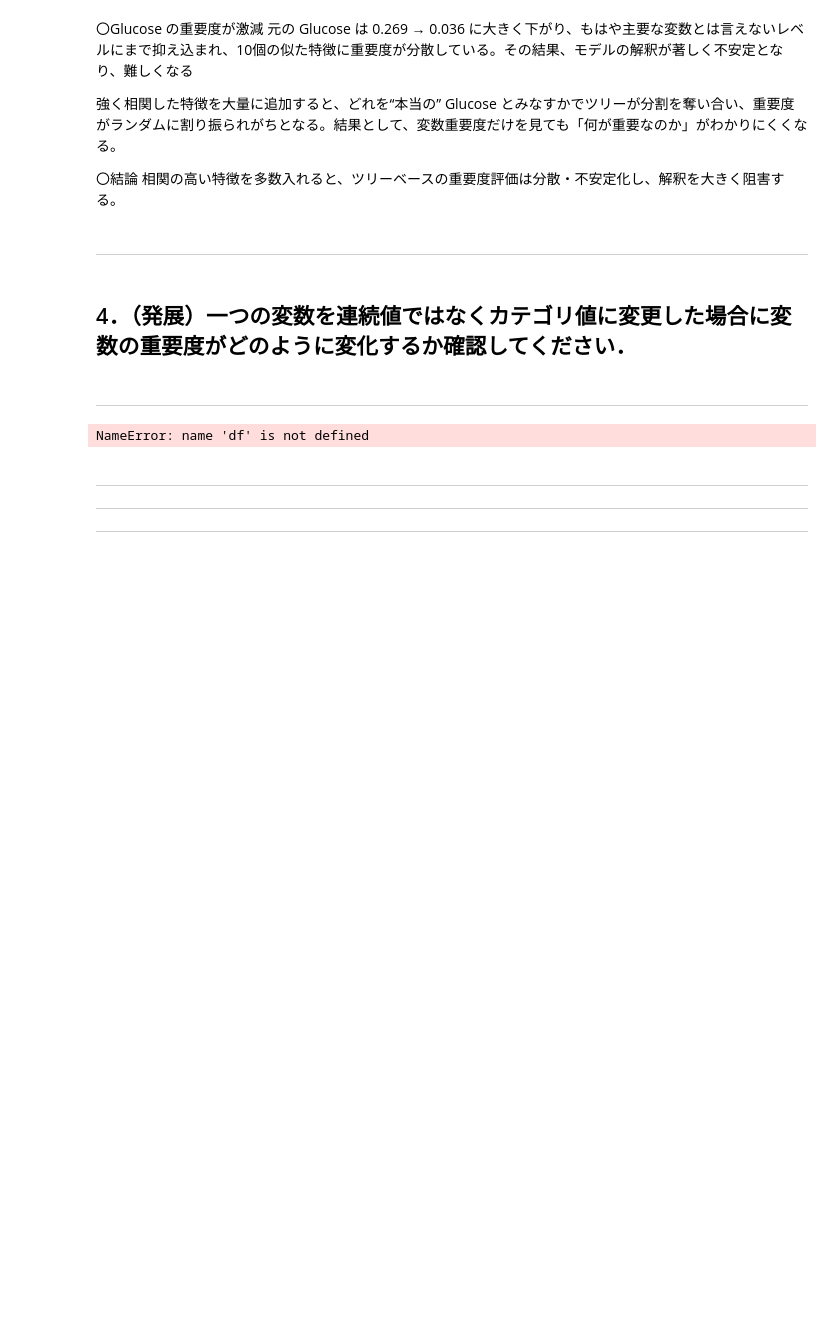
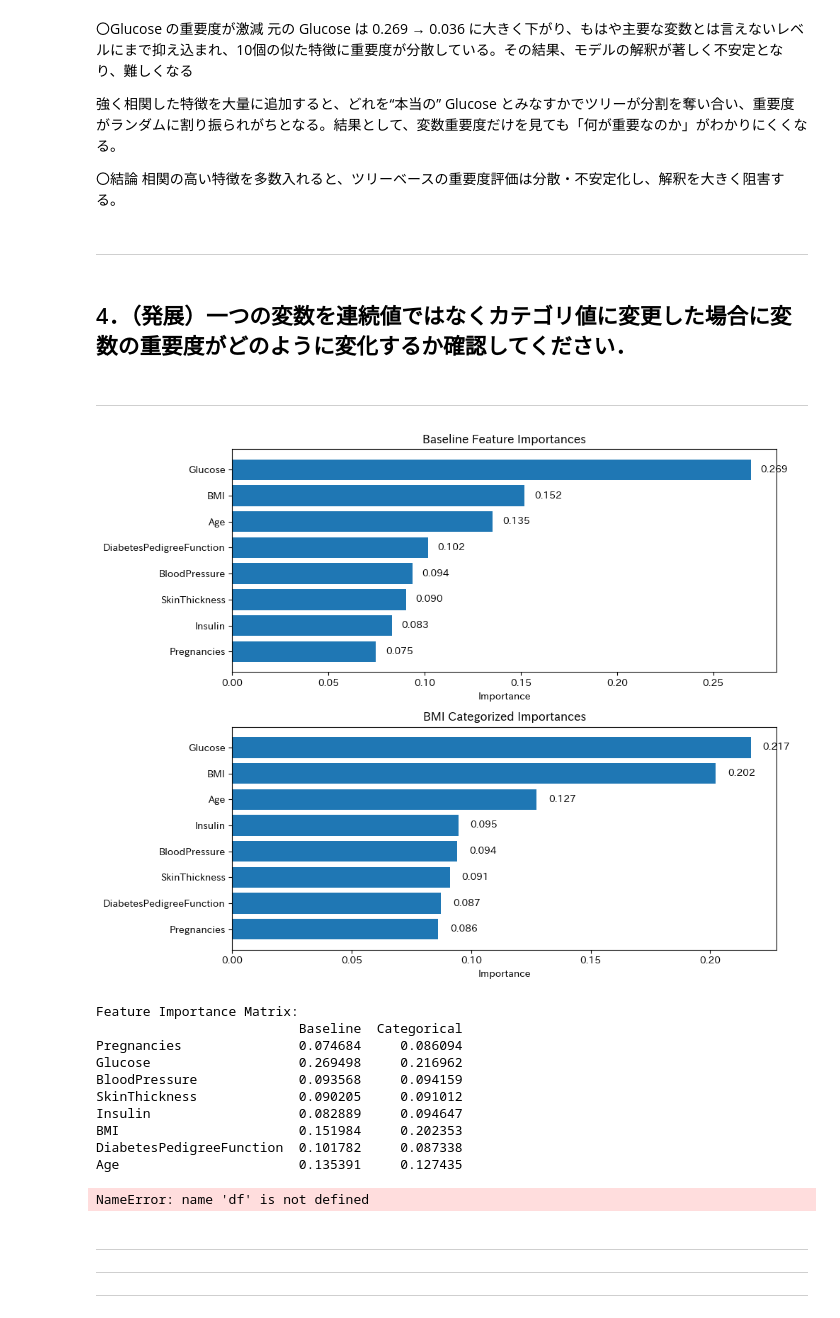
Before and after one commit to souldrive7/ECP, a Jupyter notebook: 教師あり学習‗課題‗飯山先生‗xgboost.ipynb, the cells around one changed output. Saved outputs shown, nothing was run; the diff lists cells and outputs as text; code cells hidden in the pictures; blank space fills up the shorter version.

```diff
--- a/教師あり学習‗課題‗飯山先生‗xgboost.ipynb
+++ b/教師あり学習‗課題‗飯山先生‗xgboost.ipynb
@@ -521,6 +521,70 @@ Glucose_similar_10        0.000000         0.049654
 ## 4．（発展）一つの変数を連続値ではなくカテゴリ値に変更した場合に変数の重要度がどのように変化するか確認してください．
 # %% [markdown]
 ---
+# %%
+import numpy as np
+import pandas as pd
+import matplotlib.pyplot as plt
+import xgboost as xgb
+
+# --- 1. ベースラインモデルの学習 ---
+X_base = df.drop(columns='Outcome')
+y      = df['Outcome']
+
+model_base = xgb.XGBClassifier(eval_metric='logloss', random_state=0)
+model_base.fit(X_base, y)
+imp_base = dict(zip(X_base.columns, model_base.feature_importances_))
+
+# --- 2. BMI を連続値→カテゴリ値に変更 (列は増やさず上書き) ---
+df_cat = df.copy()
+# BMI を 4 分位でカテゴリ (0,1,2,3) に変換
+df_cat['BMI'] = pd.qcut(df_cat['BMI'], q=4, labels=False)
+
+X_cat = df_cat.drop(columns='Outcome')
+model_cat = xgb.XGBClassifier(eval_metric='logloss', random_state=0)
+model_cat.fit(X_cat, y)
+imp_cat = dict(zip(X_cat.columns, model_cat.feature_importances_))
+
+# --- 3. 重要度マトリクスの作成 ---
+features = X_base.columns  # Baseline と同じ順序
+df_imp = pd.DataFrame({
+    'Baseline':    [imp_base.get(f, 0) for f in features],
+    'Categorical': [imp_cat.get(f, 0)  for f in features]
+}, index=features)
+
+# --- 4. 可視化：縦に 2 つの棒グラフ（数値ラベル付き） ---
+fig, axes = plt.subplots(nrows=2, ncols=1, figsize=(10, 8))
+
+for ax, (col, title) in zip(axes, [
+    ('Baseline',    'Baseline Feature Importances'),
+    ('Categorical', 'BMI Categorized Importances')
+]):
+    s = df_imp[col].sort_values(ascending=False)
+    ax.barh(s.index, s.values)
+    ax.invert_yaxis()
+    for i, v in enumerate(s.values):
+        ax.text(v + 0.005, i, f"{v:.3f}", va='center')
+    ax.set_title(title)
+    ax.set_xlabel('Importance')
+
+plt.tight_layout()
+plt.show()
+
+# --- 5. 重要度マトリクスの出力 ---
+print("Feature Importance Matrix:")
+print(df_imp)
+# %% [output]
+[figure, added]
+Feature Importance Matrix:
+                          Baseline  Categorical
+Pregnancies               0.074684     0.086094
+Glucose                   0.269498     0.216962
+BloodPressure             0.093568     0.094159
+SkinThickness             0.090205     0.091012
+Insulin                   0.082889     0.094647
+BMI                       0.151984     0.202353
+DiabetesPedigreeFunction  0.101782     0.087338
+Age                       0.135391     0.127435
 # %%
 # %% [output]
 NameError: name 'df' is not defined
```
